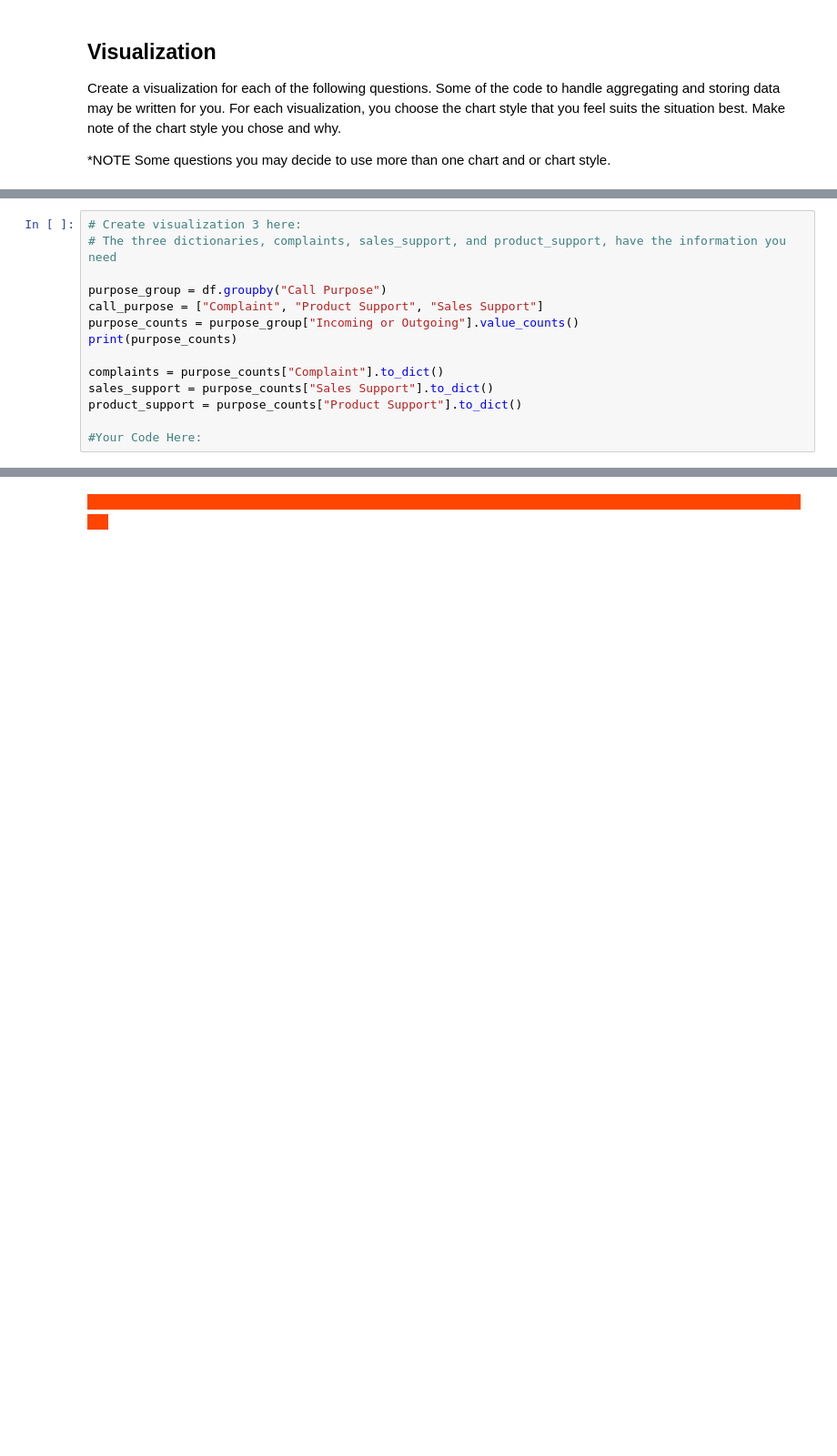
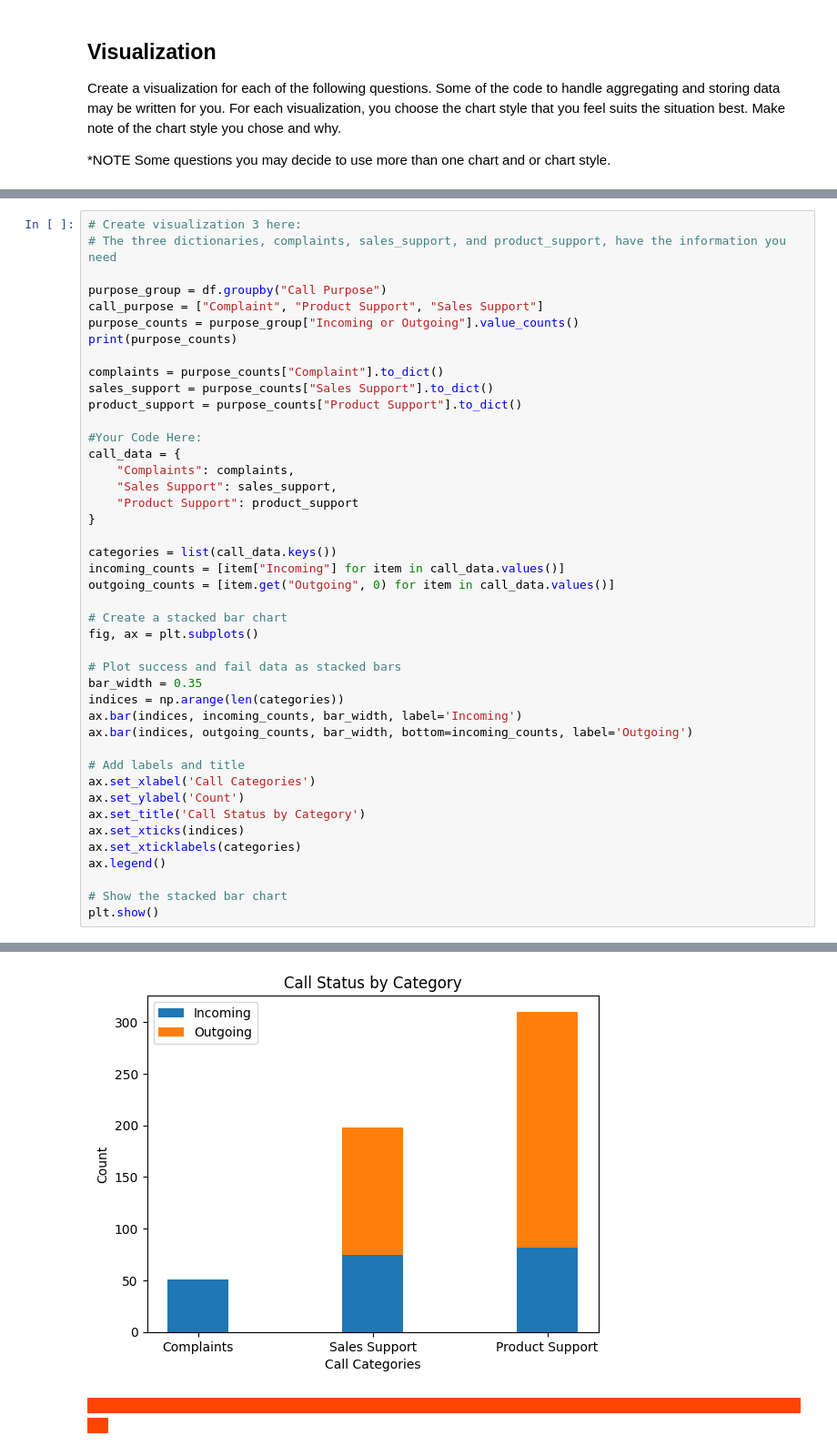
Before and after one commit to lsm08/call-center-cleanup-assignment, a Jupyter notebook: Call_Center_Cleanup.ipynb, the cells around one changed output, grey strips where cells are left out. Shown: that part at 91% size. Saved outputs shown, nothing was run; the diff lists cells and outputs as text; blank space fills up the shorter version.

```diff
--- a/Call_Center_Cleanup.ipynb
+++ b/Call_Center_Cleanup.ipynb
@@ -415,3 +483,33 @@ sales_support = purpose_counts["Sales Support"].to_dict()
 product_support = purpose_counts["Product Support"].to_dict()
 
 #Your Code Here:
+call_data = {
+    "Complaints": complaints,
+    "Sales Support": sales_support,
+    "Product Support": product_support
+}
+
+categories = list(call_data.keys())
+incoming_counts = [item["Incoming"] for item in call_data.values()]
+outgoing_counts = [item.get("Outgoing", 0) for item in call_data.values()]
+
+# Create a stacked bar chart
+fig, ax = plt.subplots()
+
+# Plot success and fail data as stacked bars
+bar_width = 0.35
+indices = np.arange(len(categories))
+ax.bar(indices, incoming_counts, bar_width, label='Incoming')
+ax.bar(indices, outgoing_counts, bar_width, bottom=incoming_counts, label='Outgoing')
+
+# Add labels and title
+ax.set_xlabel('Call Categories')
+ax.set_ylabel('Count')
+ax.set_title('Call Status by Category')
+ax.set_xticks(indices)
+ax.set_xticklabels(categories)
+ax.legend()
+
+# Show the stacked bar chart
+plt.show()
+# %% [output]
@@ -418,3 +523,4 @@ product_support = purpose_counts["Product Support"].to_dict()
+[figure, added]
 # %% [markdown]
 <span style="background-color:orangered; color:orangered;">- - - - - - - - - - - - - - - - - - - - - - - - - - - - - - - - - - - - - - - - - - - - - - - - - - - - - - - - - - - - - - - - - - - - - - - - - - - - - - - - - - - - - - - - -</span>
 # %% [markdown]
```
Also changed, not shown: parts of 29 cells of this notebook.
